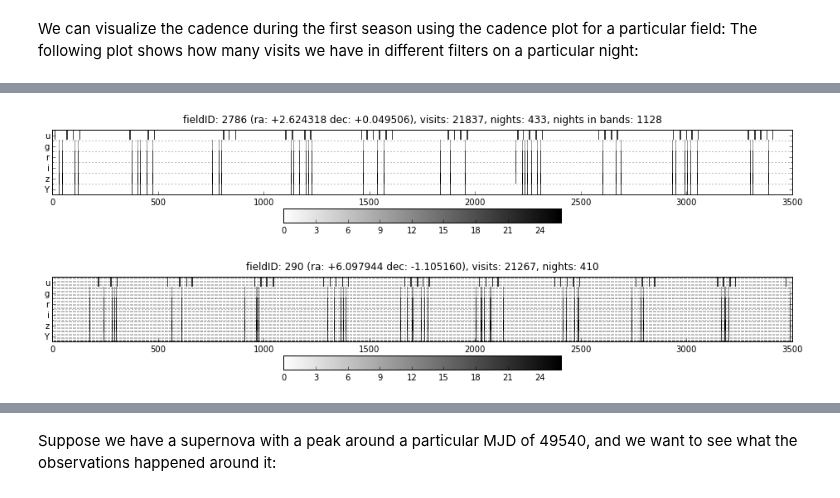
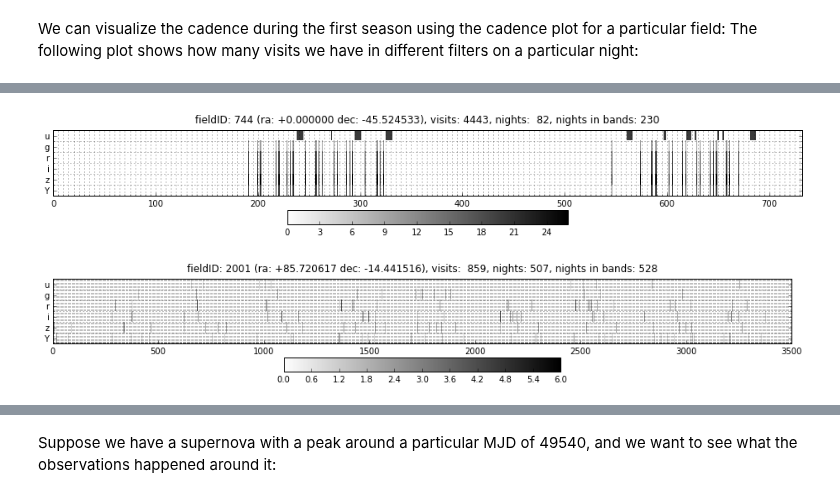
Before and after one commit to LSSTDESC/OpSimSummary, a Jupyter notebook: example/ExploringOpSimOutputs_new.ipynb, the cells around one changed output, grey strips where cells are left out. Saved outputs shown, nothing was run; the diff lists cells and outputs as text; code cells hidden in the pictures.

```diff
--- a/example/ExploringOpSimOutputs_new.ipynb
+++ b/example/ExploringOpSimOutputs_new.ipynb
@@ -102,8 +110,9 @@ fig_firstSeason, firstSeasonCadence = EnigmaDeepSummary.cadence_plot(fieldList[0
+# %%
+firstSeason = OpSimDeepSummary.cadence_plot(fieldID=744, observedOnly=False, sql_query='night < 732',
+                                             nightMin=0, nightMax=732)
+# %% [output]
+[figure, added]
 # %%
-tenSeason_1, tenCadence_1 = EnigmaDeepSummary.cadence_plot(fieldList[1], observedOnly=False, grid=False, sql_query='night < 3500', nightMax=3500)
+tenCadence = OpSimCombinedSummary.cadence_plot(fieldID=fieldList[2000], observedOnly=False, sql_query='night < 3500', nightMax=3500)
 # %% [output]
-[figure, old version]
+[figure, new version]
-# %%
-tenSeason_1, tenCadence_1 = EnigmaDeepSummary.cadence_plot(fieldList[4], observedOnly=False, sql_query='night < 3500', nightMax=3500)
-# %% [output]
-[figure, removed]
```
Also changed, not shown: parts of 33 cells of this notebook, 2 other files.
